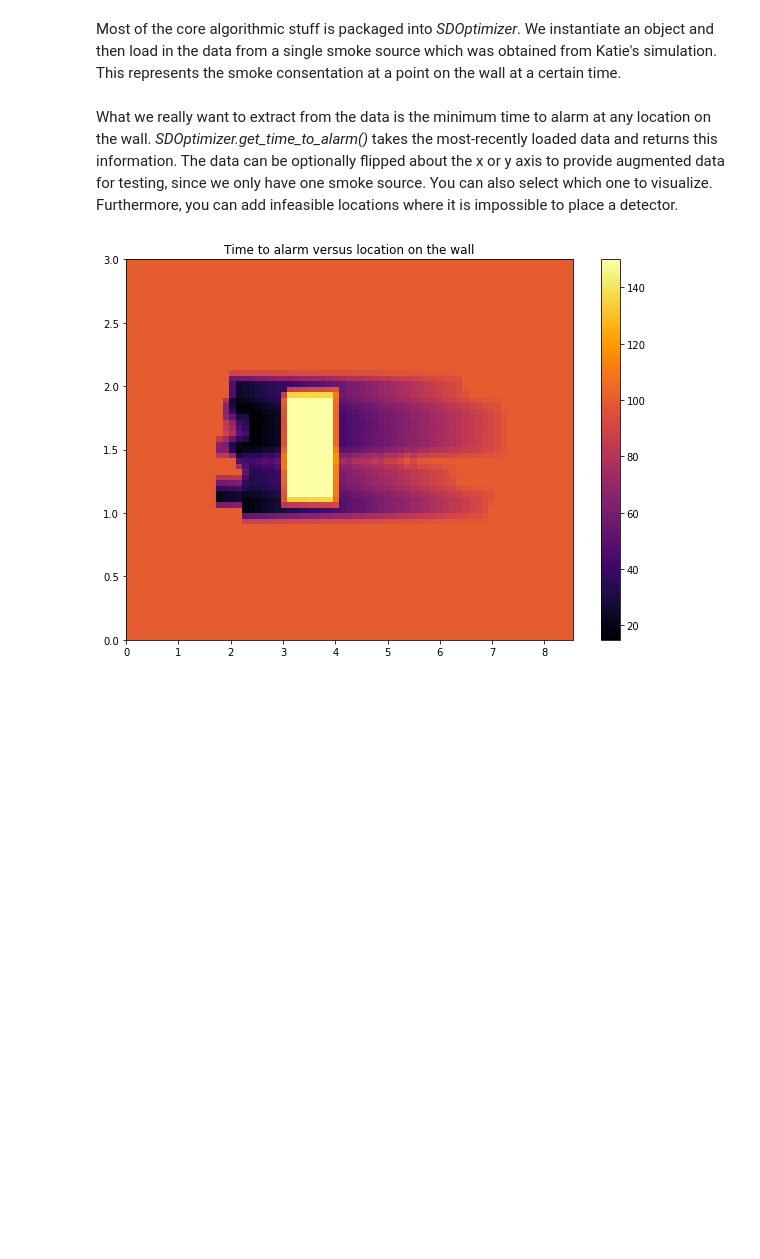
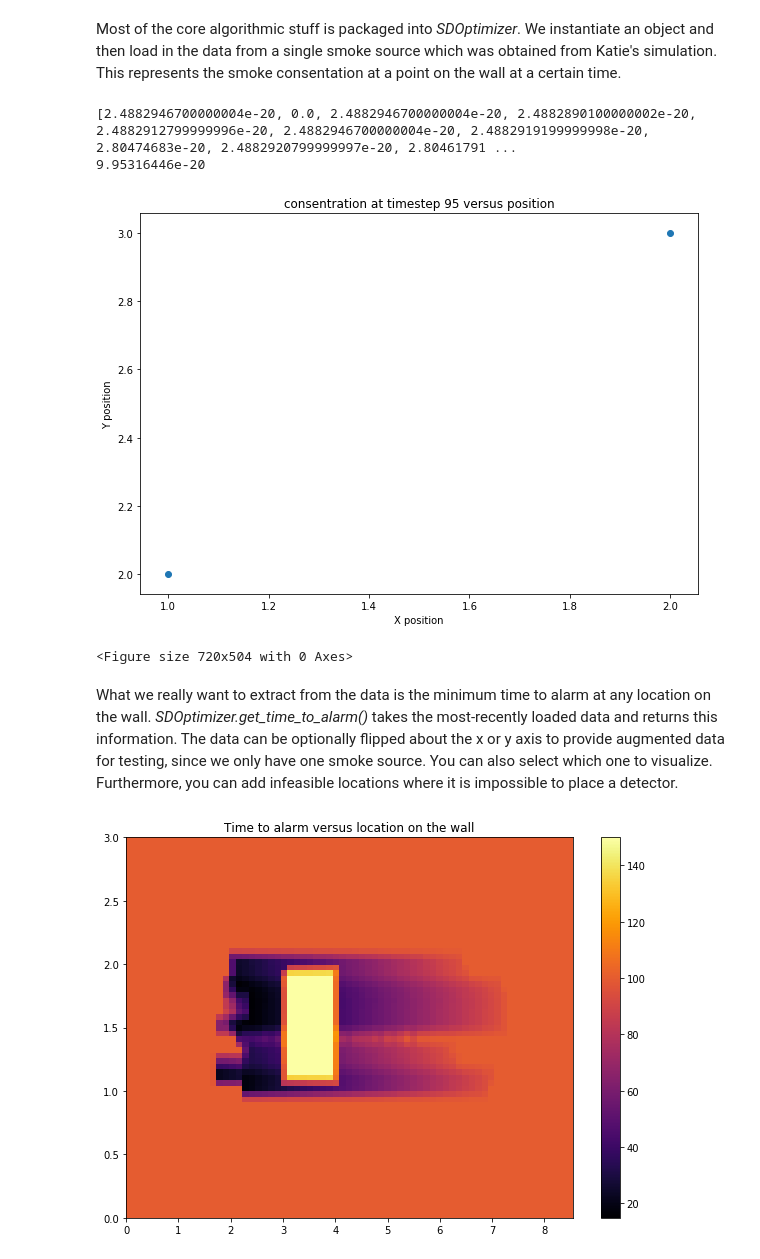
Before and after one commit to russelldj/SmokeDetectorOptimization, a Jupyter notebook: StreamlinedExperiments.ipynb, the cells around one changed output. Drawn from its saved outputs; the diff is of its cells as text; code cells hidden in the pictures; blank space fills up the shorter version.

```diff
--- a/StreamlinedExperiments.ipynb
+++ b/StreamlinedExperiments.ipynb
@@ -3,11 +3,17 @@ Most of the core algorithmic stuff is packaged into _SDOptimizer_. We instantiat
 # %%
 import numpy as np
 from SDOptimizer import SDOptimizer
 import matplotlib as plt
 plt.rcParams["figure.figsize"] = (10, 7)
 DATA_FILE = "exportUSLab.csv"  # Points to the data Katie gave us
 SDO = SDOptimizer()
 SDO.load_data(DATA_FILE)
+SDO.visualize()
+# %% [output]
+[2.4882946700000004e-20, 0.0, 2.4882946700000004e-20, 2.4882890100000002e-20, 2.4882912799999996e-20, 2.4882946700000004e-20, 2.4882919199999998e-20, 2.80474683e-20, 2.4882920799999997e-20, 2.80461791 ...
+9.95316446e-20
+[figure, added]
+<Figure size 720x504 with 0 Axes>
 # %% [markdown]
 What we really want to extract from the data is the minimum time to alarm at any location on the wall. _SDOptimizer.get_time_to_alarm()_ takes the most-recently loaded data and returns this information. The data can be optionally flipped about the x or y axis to provide augmented data for testing, since we only have one smoke source. You can also select which one to visualize. Furthermore, you can add infeasible locations where it is impossible to place a detector.
 # %%
```
Also changed, not shown: parts of 4 cells of this notebook, 2 other files.
